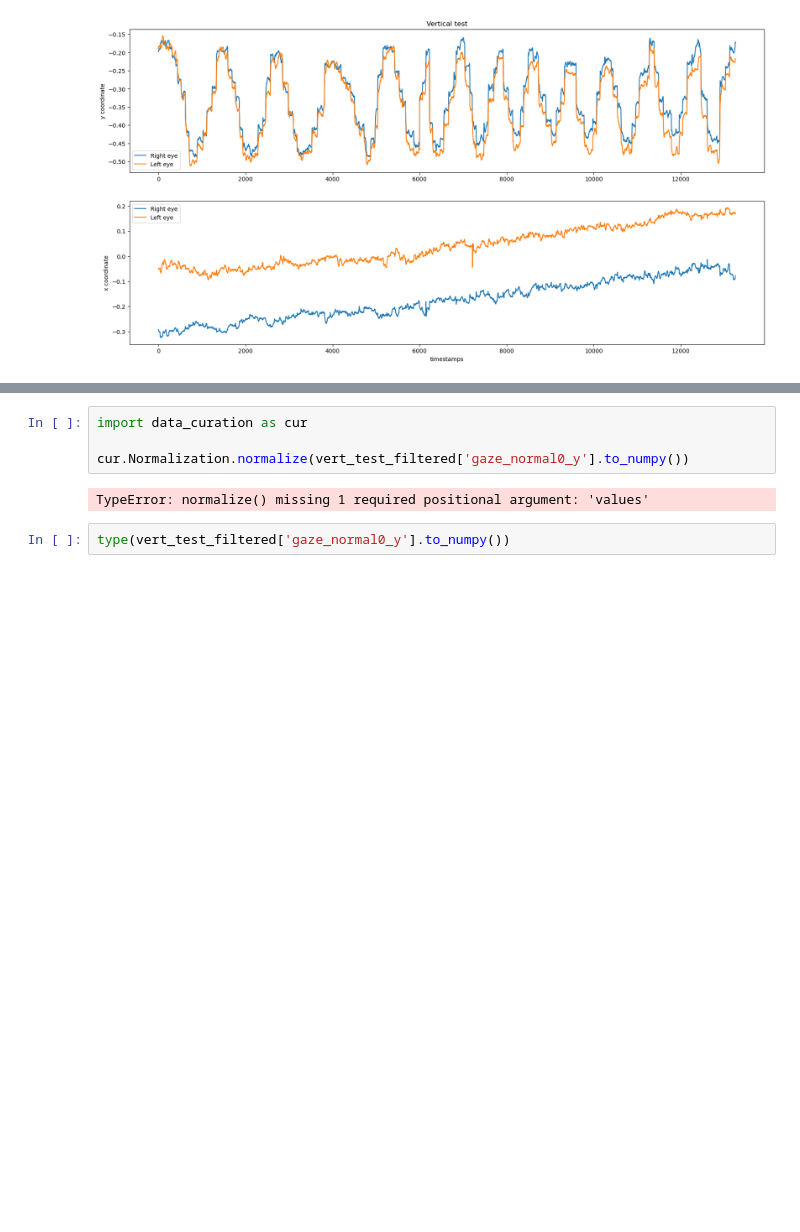
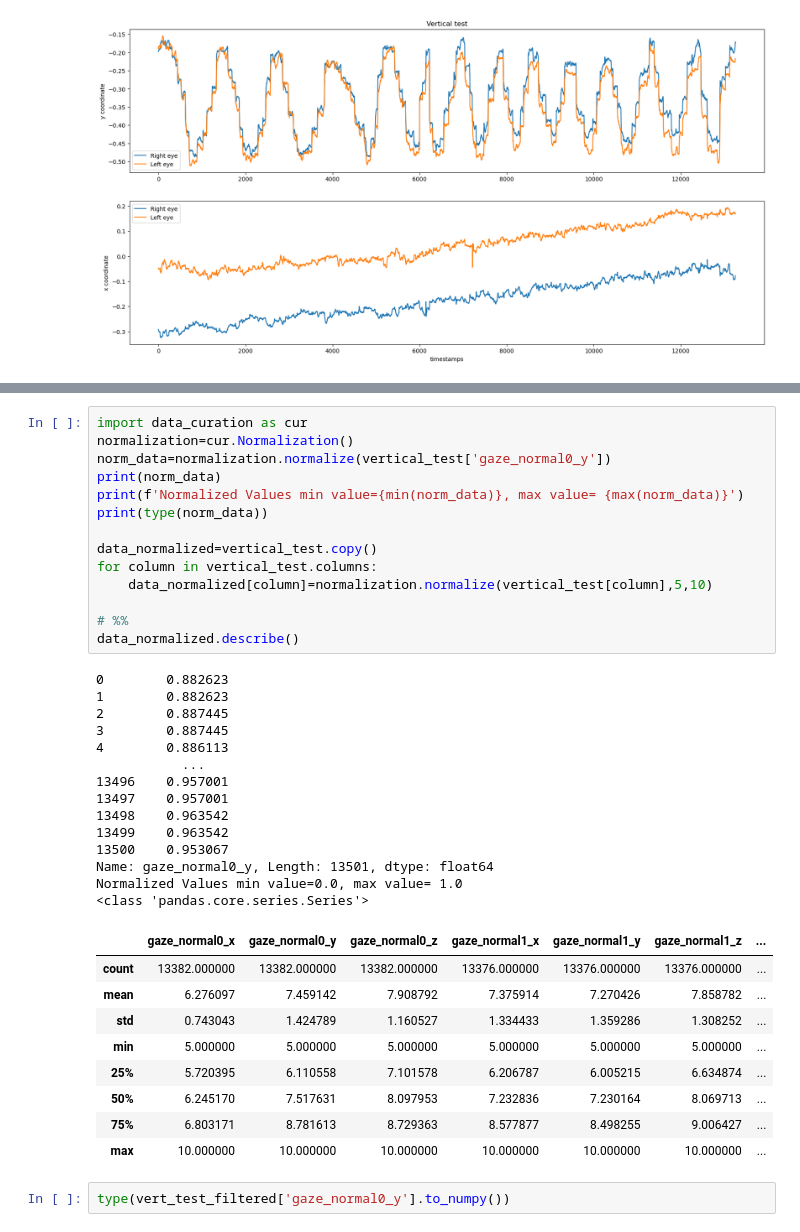
Before and after one commit to Rockyneuron/vision_ejes, a Jupyter notebook: analysis.ipynb, the cells around one changed output, grey strips where cells are left out. Cells and saved outputs as stored; diff of their text form; blank space fills up the shorter version.

```diff
--- a/analysis.ipynb
+++ b/analysis.ipynb
@@ -127,9 +129,41 @@ print(corr_y)
-# %%
-import data_curation as cur
-
-cur.Normalization.normalize(vert_test_filtered['gaze_normal0_y'].to_numpy())
-# %% [output]
-TypeError: normalize() missing 1 required positional argument: 'values'
+# %%
+import data_curation as cur
+normalization=cur.Normalization()
+norm_data=normalization.normalize(vertical_test['gaze_normal0_y'])
+print(norm_data)
+print(f'Normalized Values min value={min(norm_data)}, max value= {max(norm_data)}')
+print(type(norm_data))
+
+data_normalized=vertical_test.copy()
+for column in vertical_test.columns:
+    data_normalized[column]=normalization.normalize(vertical_test[column],5,10)
+
+# %%
+data_normalized.describe()
+# %% [output]
+0        0.882623
+1        0.882623
+2        0.887445
+3        0.887445
+4        0.886113
+           ...
+13496    0.957001
+13497    0.957001
+13498    0.963542
+13499    0.963542
+13500    0.953067
+Name: gaze_normal0_y, Length: 13501, dtype: float64
+Normalized Values min value=0.0, max value= 1.0
+<class 'pandas.core.series.Series'>
+|  | gaze_normal0_x | gaze_normal0_y | gaze_normal0_z | gaze_normal1_x | gaze_normal1_y | gaze_normal1_z | ... |
+| count | 13382.000000 | 13382.000000 | 13382.000000 | 13376.000000 | 13376.000000 | 13376.000000 | ... |
+| mean | 6.276097 | 7.459142 | 7.908792 | 7.375914 | 7.270426 | 7.858782 | ... |
+| std | 0.743043 | 1.424789 | 1.160527 | 1.334433 | 1.359286 | 1.308252 | ... |
+| min | 5.000000 | 5.000000 | 5.000000 | 5.000000 | 5.000000 | 5.000000 | ... |
+| 25% | 5.720395 | 6.110558 | 7.101578 | 6.206787 | 6.005215 | 6.634874 | ... |
+| 50% | 6.245170 | 7.517631 | 8.097953 | 7.232836 | 7.230164 | 8.069713 | ... |
+| 75% | 6.803171 | 8.781613 | 8.729363 | 8.577877 | 8.498255 | 9.006427 | ... |
+| max | 10.000000 | 10.000000 | 10.000000 | 10.000000 | 10.000000 | 10.000000 | ... |
 # %%
 type(vert_test_filtered['gaze_normal0_y'].to_numpy())
 # %% [output]
```
Also changed, not shown: parts of 1 cell of this notebook.
